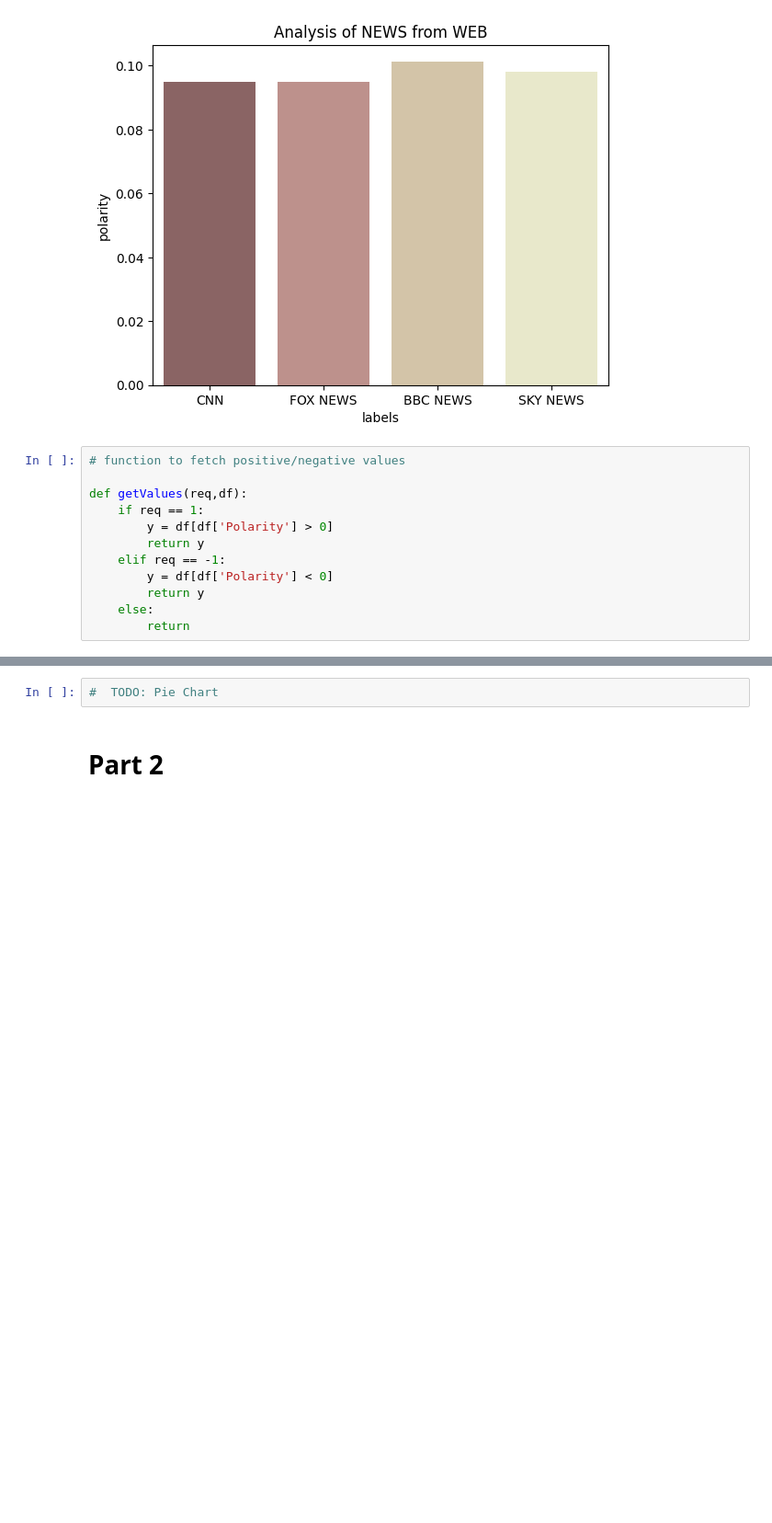
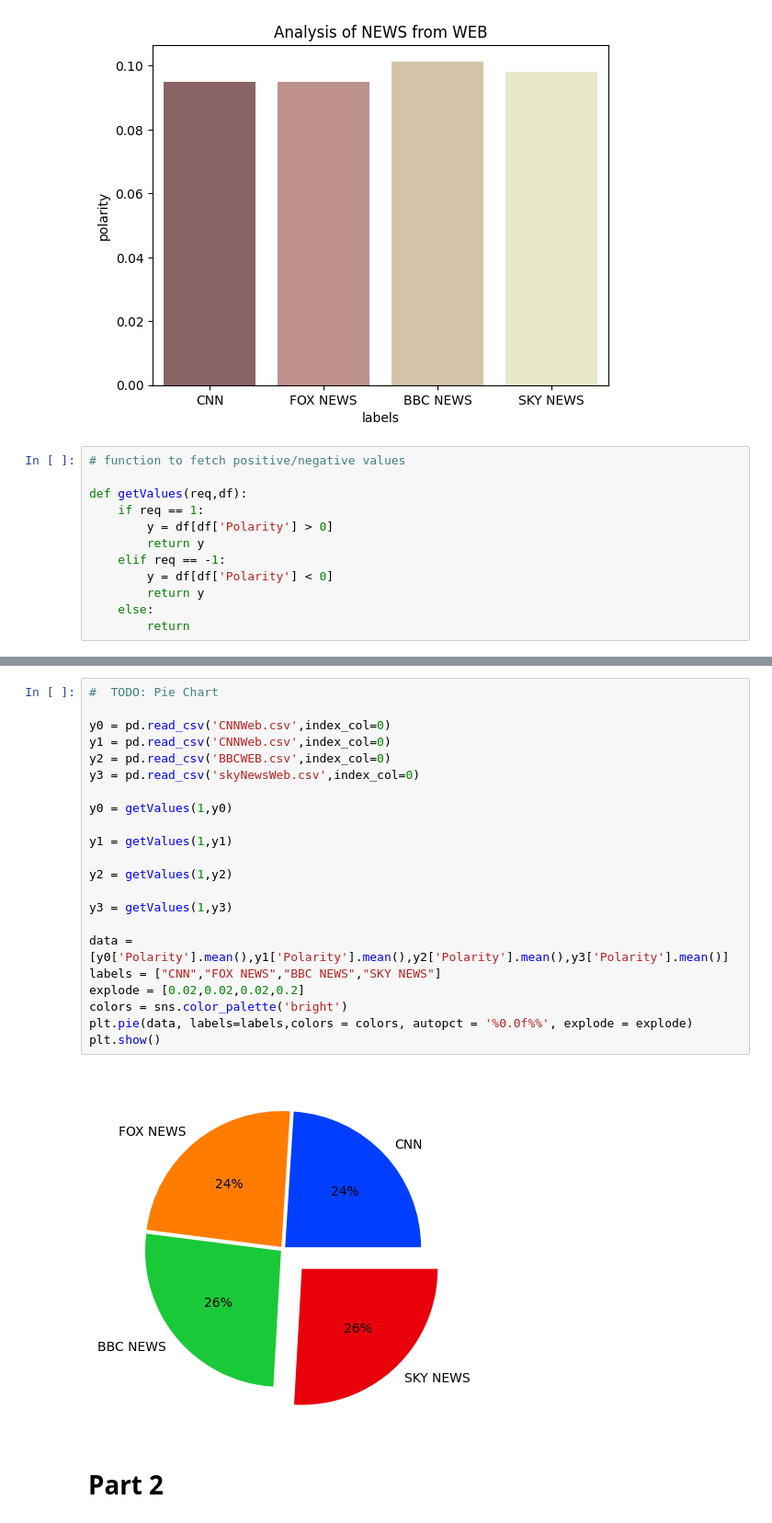
Before and after one commit to siddh34/Sentiment-Analysis, a Jupyter notebook: analysis.ipynb, the cells around one changed output, grey strips where cells are left out. Shown: that part at 92% size. Drawn from its saved outputs; the diff is of its cells as text; blank space fills up the shorter version.

```diff
--- a/analysis.ipynb
+++ b/analysis.ipynb
@@ -477,4 +477,26 @@ plt.show()
-# %%
-#  TODO: Pie Chart
+# %%
+#  TODO: Pie Chart
+
+y0 = pd.read_csv('CNNWeb.csv',index_col=0)
+y1 = pd.read_csv('CNNWeb.csv',index_col=0)
+y2 = pd.read_csv('BBCWEB.csv',index_col=0)
+y3 = pd.read_csv('skyNewsWeb.csv',index_col=0)
+
+y0 = getValues(1,y0)
+
+y1 = getValues(1,y1)
+
+y2 = getValues(1,y2)
+
+y3 = getValues(1,y3)
+
+data = [y0['Polarity'].mean(),y1['Polarity'].mean(),y2['Polarity'].mean(),y3['Polarity'].mean()]
+labels = ["CNN","FOX NEWS","BBC NEWS","SKY NEWS"]
+explode = [0.02,0.02,0.02,0.2]
+colors = sns.color_palette('bright')
+plt.pie(data, labels=labels,colors = colors, autopct = '%0.0f%%', explode = explode)
+plt.show()
+# %% [output]
+[figure, added]
 # %% [markdown]
 # Part 2
```
Also changed, not shown: parts of 2 cells of this notebook.
